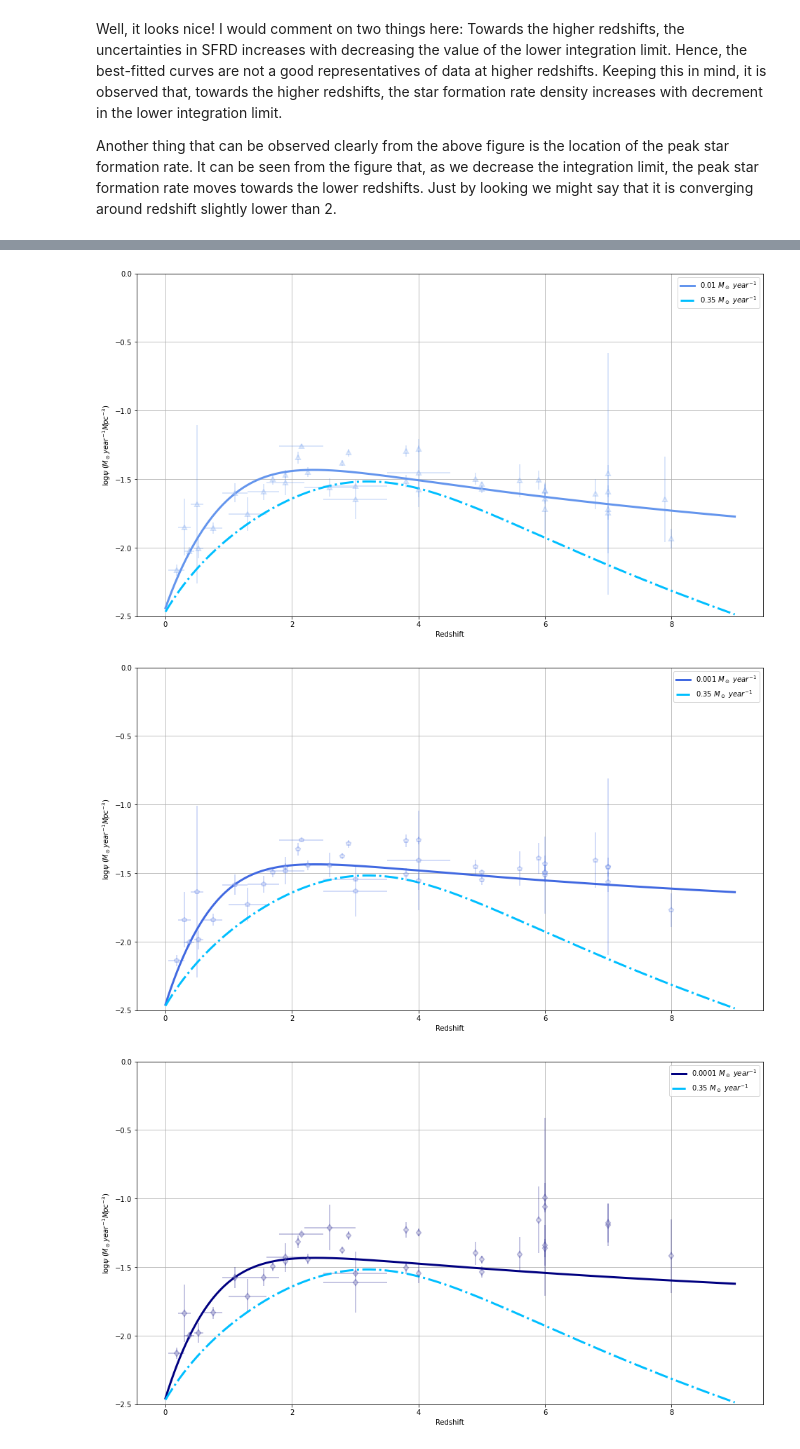
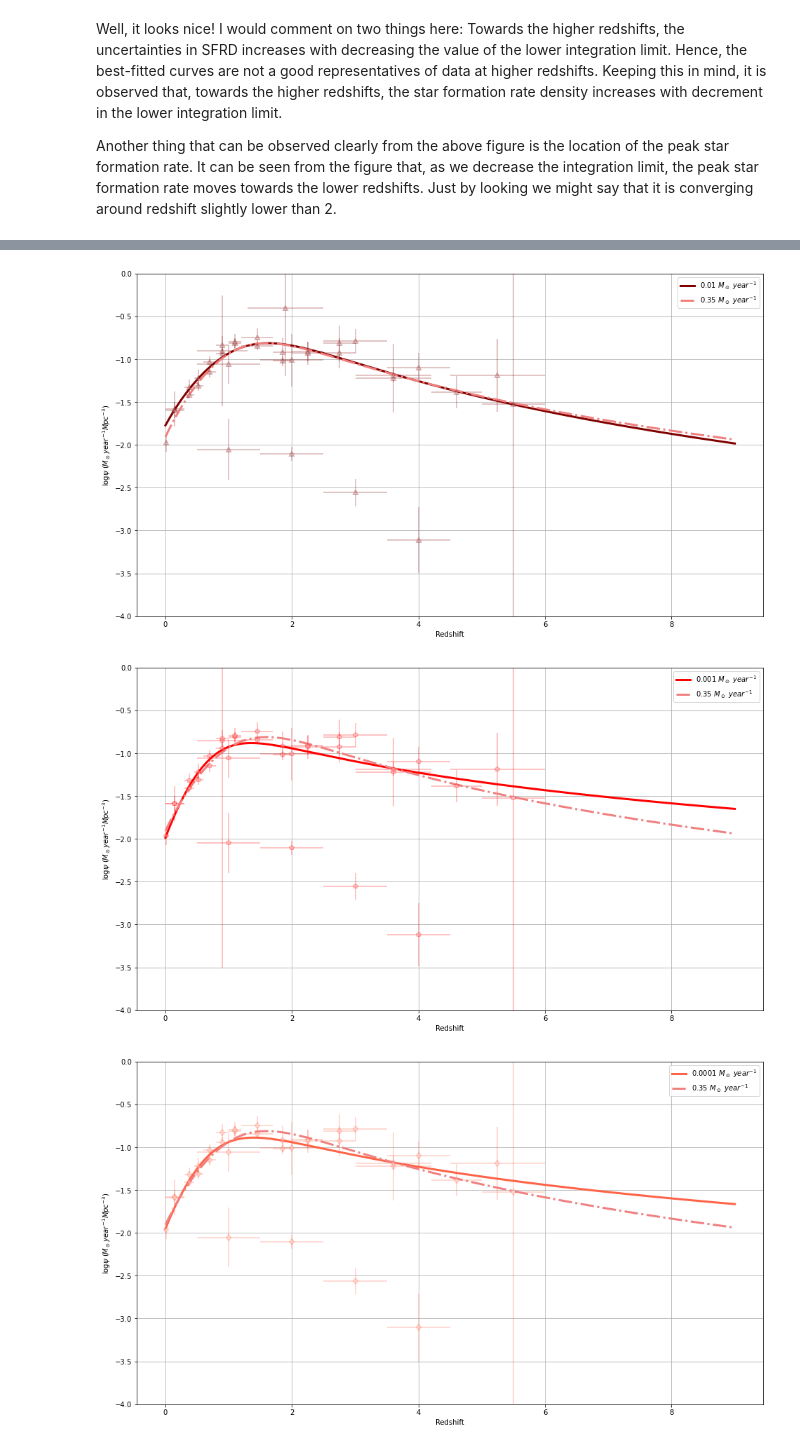
Before and after one commit to Jayshil/csfrd, a Jupyter notebook: Results/res3.ipynb, the cells around one changed output, grey strips where cells are left out. Cells and saved outputs as stored; diff of their text form; code cells hidden in the pictures.

```diff
--- a/Results/res3.ipynb
+++ b/Results/res3.ipynb
@@ -20,7 +20,7 @@ from scipy.optimize import curve_fit as cft
 import utils as utl
 import os
 # %%
-p1 = os.getcwd() + '/Diff_lim/'
+p1 = os.getcwd() + '/Diff_lim_IR/'
 
 # Different limits
 lims = np.array([r'$0.35 \ M_\odot \ year^{-1}$', r'$0.1 \ M_\odot \ year^{-1}$', r'$0.01 \ M_\odot \ year^{-1}$', r'$0.001 \ M_\odot \ year^{-1}$', r'$0.0001 \ M_\odot \ year^{-1}$', r'$0.00001 \ M_\odot \ year^{-1}$'])
@@ -75,7 +75,7 @@ for i in range(len(lims)):
 plt.xlabel('Redshift')
 plt.ylabel(r'$\log{\psi}$ ($M_\odot year^{-1} Mpc^{-3}$)')
 plt.grid()
-plt.ylim([-2.5, 0])
+plt.ylim([-4.0, 0])
 plt.legend(loc='best')
 # %% [output]
 <matplotlib.legend.Legend at 0x...>
@@ -165,18 +165,18 @@ Another thing that can be observed clearly from the above figure is the location
 for i in range(len(lims)-1):
     plt.figure(figsize=(16,9))
     plt.errorbar(zcen_all[i+1], log_sfr_all[i+1], xerr=[zup_all[i+1], zdo_all[i+1]], yerr=log_sfre_all[i+1], fmt='.', marker=shp[i+1], c=cols[i+1], mfc='white', mew=2, alpha=0.3)
-    best_fit_func = psi_new(znew, *best_fit_params1[i+1])
+    best_fit_func = psi_new(znew, *best_fit_params[i+1])
     log_best_fit = np.log10(best_fit_func)
     plt.plot(znew, log_best_fit, label=lims[i+1], lw=3, c=cols[i+1])
     #
-    best_fit_func0 = psi_new(znew, *best_fit_params1[0])
+    best_fit_func0 = psi_new(znew, *best_fit_params[0])
     log_best_fit0 = np.log10(best_fit_func0)
     plt.plot(znew, log_best_fit0, label=lims[0], lw=3, c=cols[0], ls='-.')
     #
     plt.xlabel('Redshift')
     plt.ylabel(r'$\log{\psi}$ ($M_\odot year^{-1} Mpc^{-3}$)')
     plt.grid()
-    plt.ylim([-2.5, 0])
+    plt.ylim([-4.0, 0])
     plt.legend(loc='upper right')
     plt.show()
 # %% [output]
@@ -184,3 +184,3 @@ for i in range(len(lims)-1):
-[figure, old version]
+[figure, new version]
-[figure, old version]
+[figure, new version]
-[figure, old version]
+[figure, new version]
```
Also changed, not shown: parts of 4 cells of this notebook, 6 other files.
